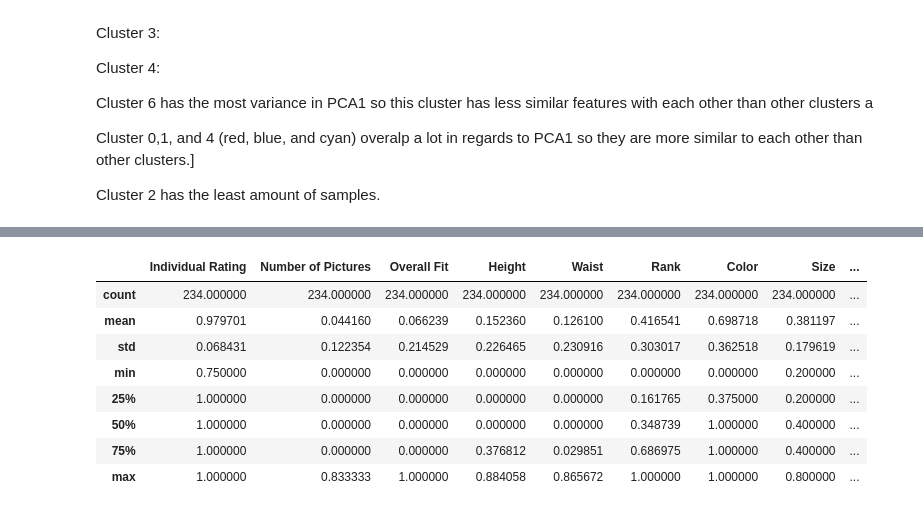
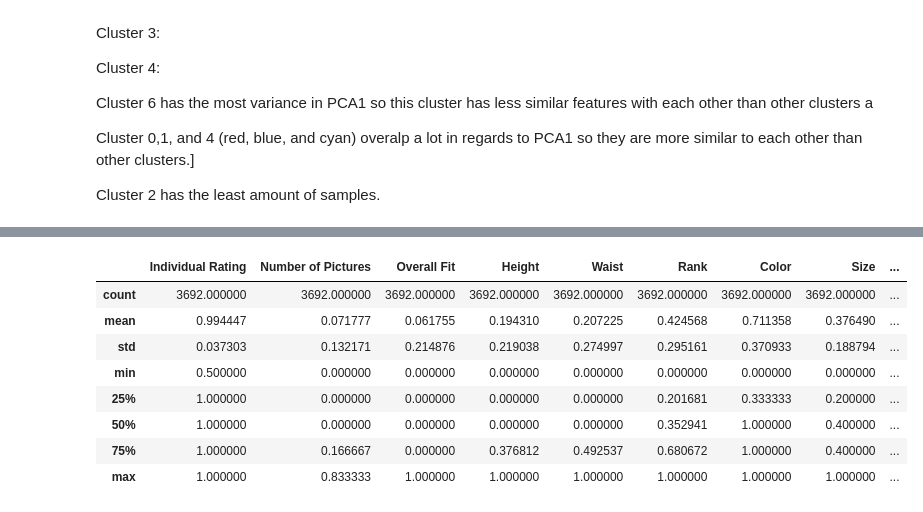
Before and after one commit to mikhaelamartin/Zaful-Classification, a Jupyter notebook: jupyter notebooks/preprocessing_1.ipynb, the cells around one changed output, grey strips where cells are left out. Cells and saved outputs as stored; diff of their text form; code cells hidden in the pictures.

```diff
--- a/jupyter notebooks/preprocessing_1.ipynb
+++ b/jupyter notebooks/preprocessing_1.ipynb
@@ -1045,0 +961,3 @@ black - cluster 6
+# %%
+reviews_normalized = pd.read_csv(r'reviews_normalized.csv')
+reviews_normalized
@@ -1045,0 +1154,11 @@ black - cluster 6
+# %%
+tfidffeature_names = tfidfvectorizer.get_feature_names()
+tfidffeature_names.extend(['Individual Rating', 'Number of Pictures', 'Overall Fit', 'Height',
+       'Waist', 'Rank', 'Color', 'Size', 'Date (ordinal)', 'Time (numerical)',
+       'Comment Length','missing Overall Fit', 'missing Color',
+       'missing Size'])#, 'missing Height', 'missing Waist'])
+
+tfidfdense = tfidfcomments_matrix.todense()
+tfidfdenselist = tfidfdense.tolist()
+tfidfcomments_combined = csr_matrix(np.concatenate([tfidfdenselist, reviews_normalized.iloc[:,:-2]], axis=1))
+tfidfcomments = csr_matrix(tfidfdenselist)
@@ -1045,0 +1213,16 @@ black - cluster 6
+# %%
+true_k = 3
+model = KMeans(n_clusters=true_k, init="k-means++", max_iter=100, n_init=1)
+
+kmean_indices = model.fit_predict(tfidfcomments_combined)
+
+order_centroids = model.cluster_centers_[:,:-14].argsort()[:, ::-1]
+terms = tfidffeature_names
+i=0
+
+for cluster in order_centroids:
+    print (f"Cluster {i}")
+    for keyword in cluster[0:10]:
+        print (terms[keyword])
+    print ("")
+    i=i+1
@@ -1045,0 +1331,2 @@ black - cluster 6
+# %%
+reviews_normalized['kmeans3'] = kmean_indices
@@ -1101,12 +1379,12 @@ for num in numerical_columns:
 # %%
-reviews_normalized[reviews_normalized['kmeans7'] == 2].describe()
+reviews_normalized[reviews_normalized['kmeans4'] == 2].describe()
 # %% [output]
 |  | Individual Rating | Number of Pictures | Overall Fit | Height | Waist | Rank | Color | Size | ... |
-| count | 234.000000 | 234.000000 | 234.000000 | 234.000000 | 234.000000 | 234.000000 | 234.000000 | 234.000000 | ... |
-| mean | 0.979701 | 0.044160 | 0.066239 | 0.152360 | 0.126100 | 0.416541 | 0.698718 | 0.381197 | ... |
-| std | 0.068431 | 0.122354 | 0.214529 | 0.226465 | 0.230916 | 0.303017 | 0.362518 | 0.179619 | ... |
-| min | 0.750000 | 0.000000 | 0.000000 | 0.000000 | 0.000000 | 0.000000 | 0.000000 | 0.200000 | ... |
-| 25% | 1.000000 | 0.000000 | 0.000000 | 0.000000 | 0.000000 | 0.161765 | 0.375000 | 0.200000 | ... |
-| 50% | 1.000000 | 0.000000 | 0.000000 | 0.000000 | 0.000000 | 0.348739 | 1.000000 | 0.400000 | ... |
-| 75% | 1.000000 | 0.000000 | 0.000000 | 0.376812 | 0.029851 | 0.686975 | 1.000000 | 0.400000 | ... |
-| max | 1.000000 | 0.833333 | 1.000000 | 0.884058 | 0.865672 | 1.000000 | 1.000000 | 0.800000 | ... |
+| count | 3692.000000 | 3692.000000 | 3692.000000 | 3692.000000 | 3692.000000 | 3692.000000 | 3692.000000 | 3692.000000 | ... |
+| mean | 0.994447 | 0.071777 | 0.061755 | 0.194310 | 0.207225 | 0.424568 | 0.711358 | 0.376490 | ... |
+| std | 0.037303 | 0.132171 | 0.214876 | 0.219038 | 0.274997 | 0.295161 | 0.370933 | 0.188794 | ... |
+| min | 0.500000 | 0.000000 | 0.000000 | 0.000000 | 0.000000 | 0.000000 | 0.000000 | 0.000000 | ... |
+| 25% | 1.000000 | 0.000000 | 0.000000 | 0.000000 | 0.000000 | 0.201681 | 0.333333 | 0.200000 | ... |
+| 50% | 1.000000 | 0.000000 | 0.000000 | 0.000000 | 0.000000 | 0.352941 | 1.000000 | 0.400000 | ... |
+| 75% | 1.000000 | 0.166667 | 0.000000 | 0.376812 | 0.492537 | 0.680672 | 1.000000 | 0.400000 | ... |
+| max | 1.000000 | 0.833333 | 1.000000 | 1.000000 | 1.000000 | 1.000000 | 1.000000 | 1.000000 | ... |
```
Also changed, not shown: parts of 64 cells of this notebook, 11 other files.
